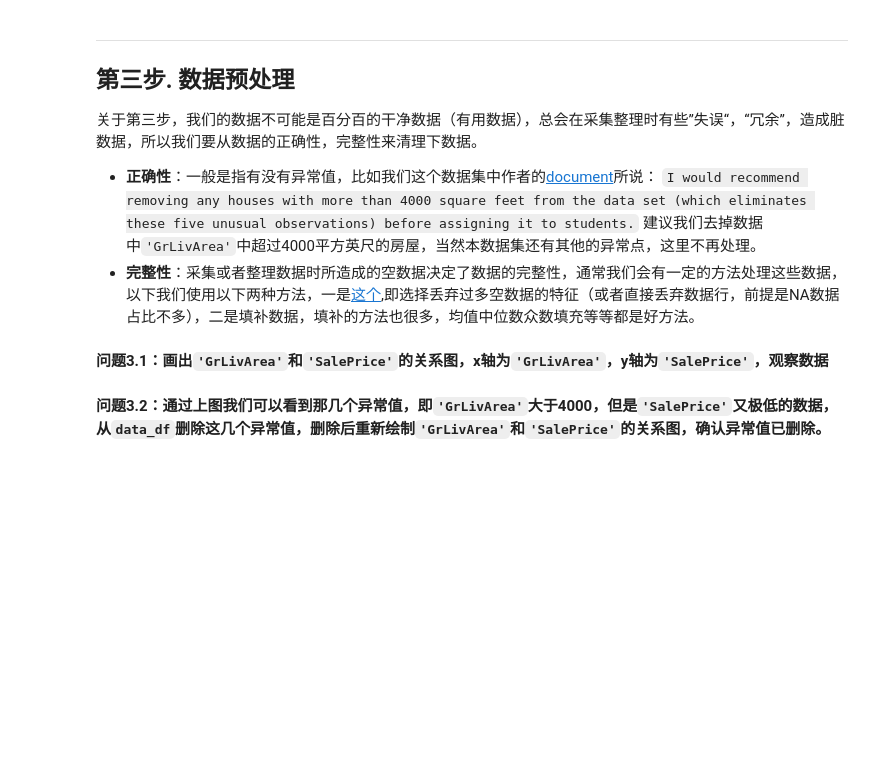
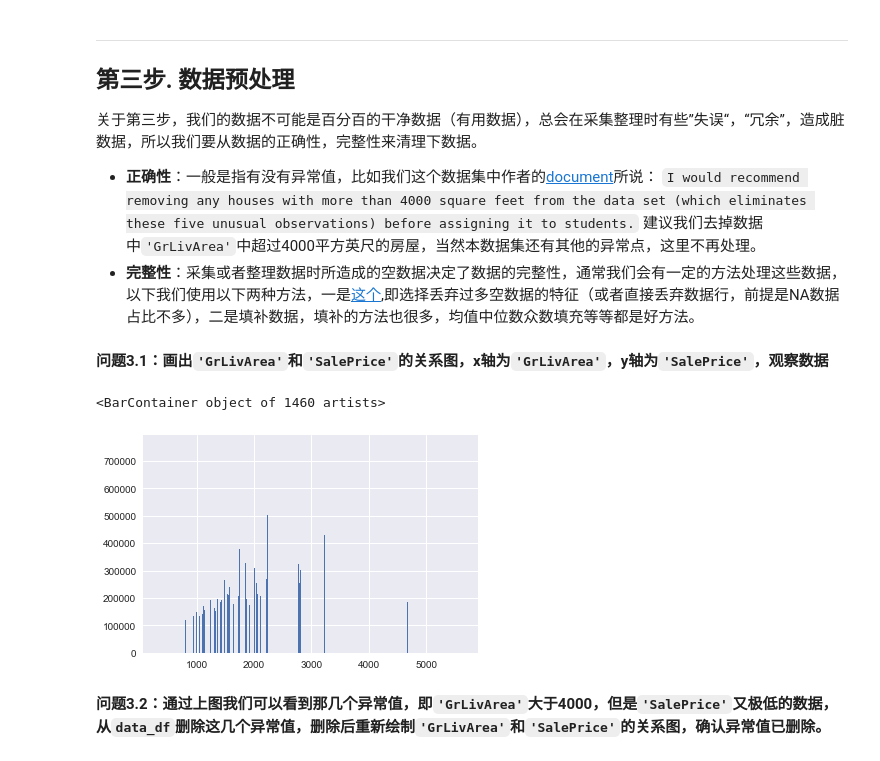
Before and after one commit to hmy1994/predicting-housing-price, a Jupyter notebook: boston_housing.ipynb, the cells around one changed output. Saved outputs shown, nothing was run; the diff lists cells and outputs as text; code cells hidden in the pictures; blank space fills up the shorter version.

```diff
--- a/boston_housing.ipynb
+++ b/boston_housing.ipynb
@@ -139,6 +140,10 @@ max    755000.000000
 **问题3.1：画出`'GrLivArea'`和`'SalePrice'`的关系图，x轴为`'GrLivArea'`，y轴为`'SalePrice'`，观察数据**
 # %%
 # 3.1 TODO
+plt.bar(data_df['GrLivArea'], data_df['SalePrice'])
+# %% [output]
+<BarContainer object of 1460 artists>
+[figure, added]
 # %% [markdown]
 **问题3.2：通过上图我们可以看到那几个异常值，即`'GrLivArea'`大于4000，但是`'SalePrice'`又极低的数据，从`data_df`删除这几个异常值，删除后重新绘制`'GrLivArea'`和`'SalePrice'`的关系图，确认异常值已删除。**
 # %%
```
Also changed, not shown: parts of 37 cells of this notebook, 1 other file.
